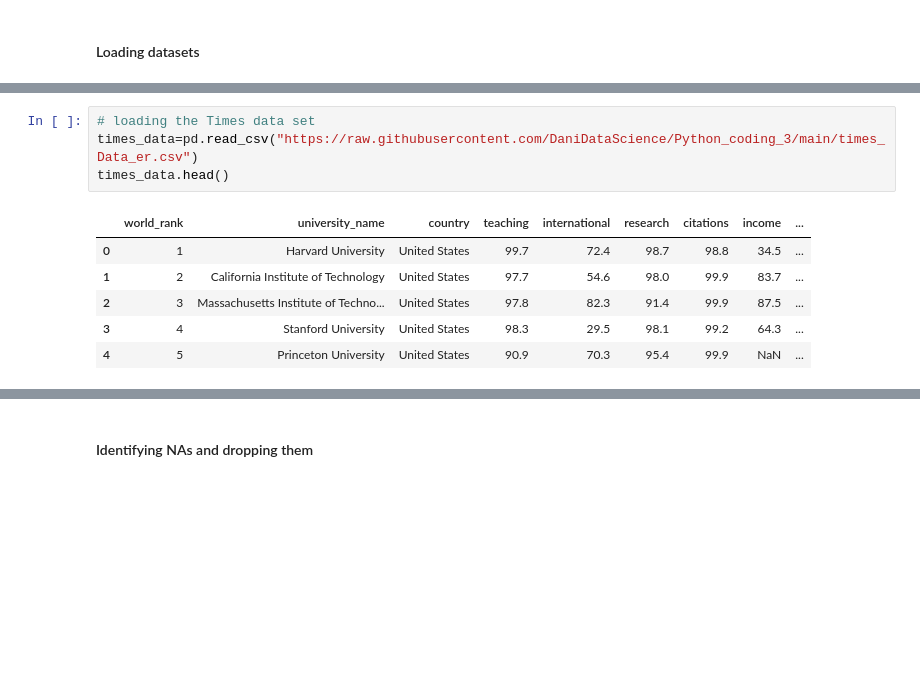
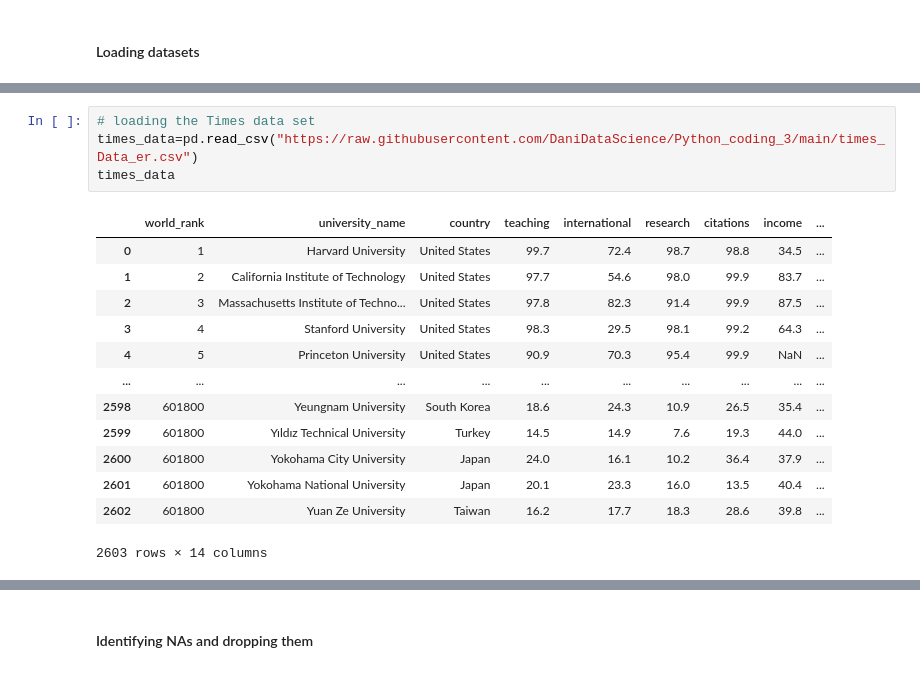
Before and after one commit to DaniDataScience/Python_coding_3, a Jupyter notebook: HW_Beni.ipynb, the cells around one changed output, grey strips where cells are left out. Saved outputs shown, nothing was run; the diff lists cells and outputs as text; blank space fills up the shorter version.

```diff
--- a/HW_Beni.ipynb
+++ b/HW_Beni.ipynb
@@ -11,11 +26,18 @@ edu_exp=pd.read_csv('education_expenditure.csv')
 # %%
 # loading the Times data set
 times_data=pd.read_csv("https://raw.githubusercontent.com/DaniDataScience/Python_coding_3/main/times_Data_er.csv")
-times_data.head()
+times_data
 # %% [output]
 |  | world_rank | university_name | country | teaching | international | research | citations | income | ... |
 | 0 | 1 | Harvard University | United States | 99.7 | 72.4 | 98.7 | 98.8 | 34.5 | ... |
 | 1 | 2 | California Institute of Technology | United States | 97.7 | 54.6 | 98.0 | 99.9 | 83.7 | ... |
 | 2 | 3 | Massachusetts Institute of Techno... | United States | 97.8 | 82.3 | 91.4 | 99.9 | 87.5 | ... |
 | 3 | 4 | Stanford University | United States | 98.3 | 29.5 | 98.1 | 99.2 | 64.3 | ... |
 | 4 | 5 | Princeton University | United States | 90.9 | 70.3 | 95.4 | 99.9 | NaN | ... |
+| ... | ... | ... | ... | ... | ... | ... | ... | ... | ... |
+| 2598 | 601800 | Yeungnam University | South Korea | 18.6 | 24.3 | 10.9 | 26.5 | 35.4 | ... |
+| 2599 | 601800 | Yıldız Technical University | Turkey | 14.5 | 14.9 | 7.6 | 19.3 | 44.0 | ... |
+| 2600 | 601800 | Yokohama City University | Japan | 24.0 | 16.1 | 10.2 | 36.4 | 37.9 | ... |
+| 2601 | 601800 | Yokohama National University | Japan | 20.1 | 23.3 | 16.0 | 13.5 | 40.4 | ... |
+| 2602 | 601800 | Yuan Ze University | Taiwan | 16.2 | 17.7 | 18.3 | 28.6 | 39.8 | ... |
+2603 rows × 14 columns
```
Also changed, not shown: parts of 33 cells of this notebook.
